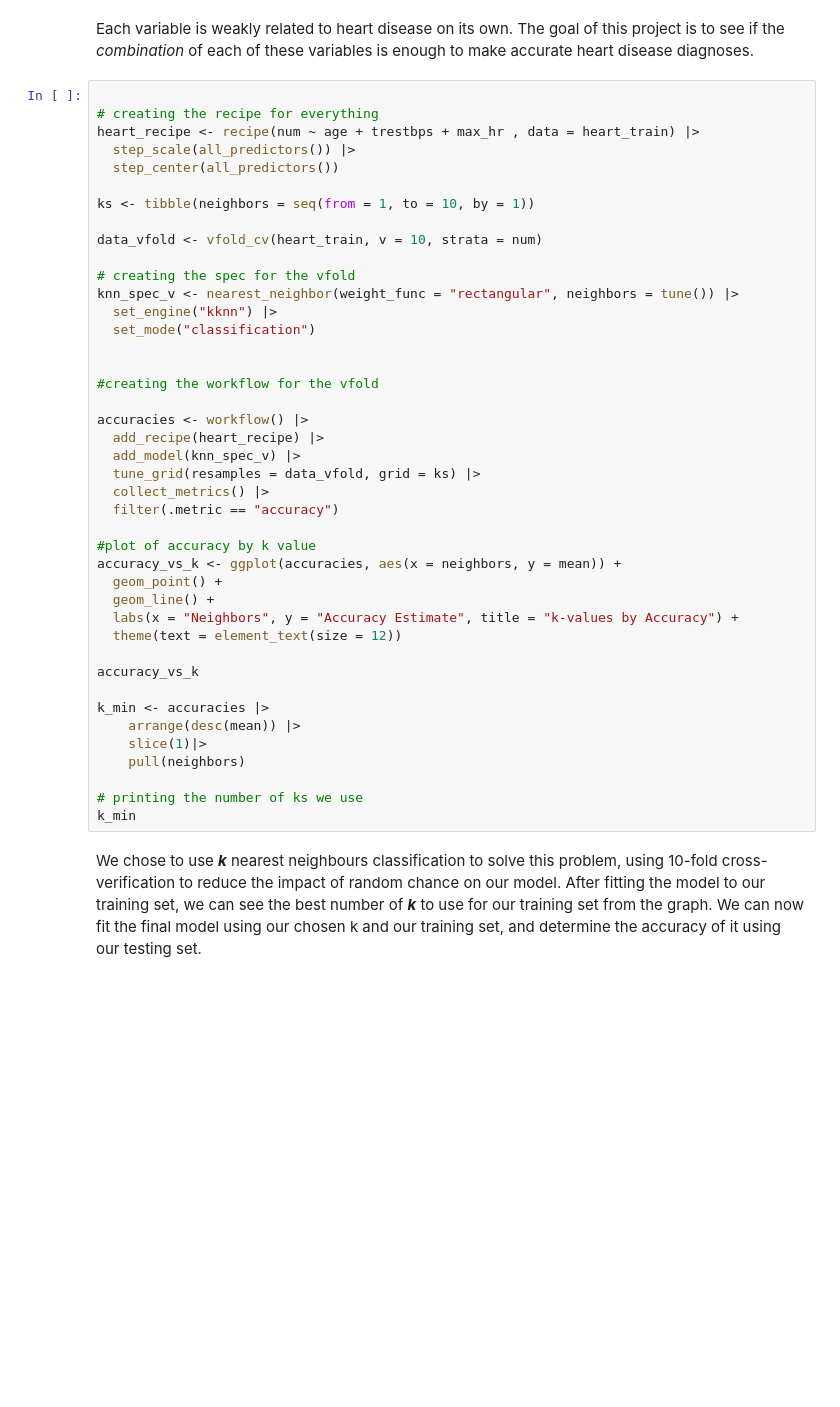
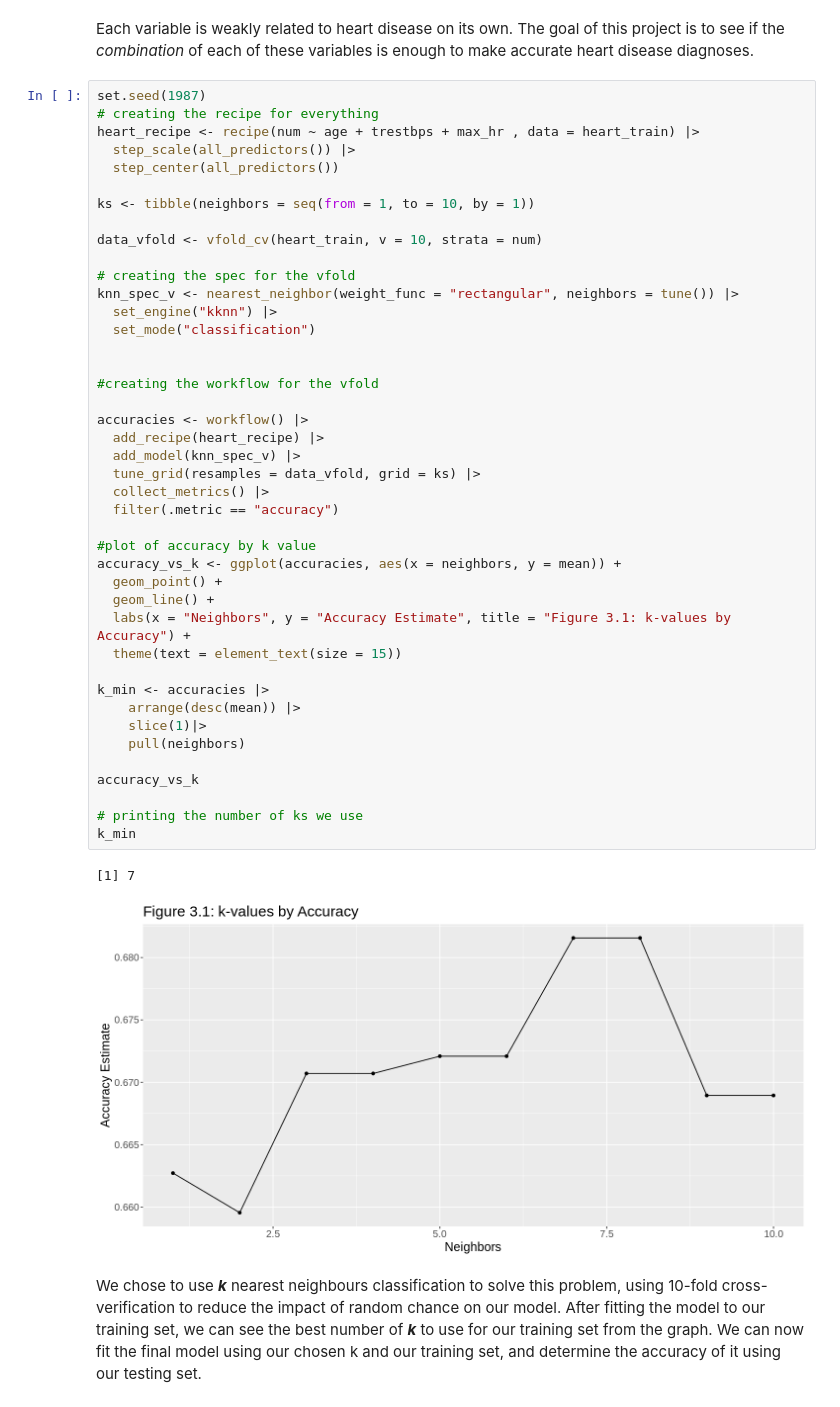
Before and after one commit to xonew/DSCI-100-002-Group-26, a Jupyter notebook: project_submission.ipynb, the cells around one changed output. Cells and saved outputs as stored; diff of their text form; blank space fills up the shorter version.

```diff
--- a/project_submission.ipynb
+++ b/project_submission.ipynb
@@ -101,7 +167,7 @@ Figure 2.2: there is a weak negative correlation between age and max heart rate,
 # %% [markdown]
 Each variable is weakly related to heart disease on its own. The goal of this project is to see if the *combination* of each of these variables is enough to make accurate heart disease diagnoses.
 # %%
-
+set.seed(1987)
 # creating the recipe for everything
 heart_recipe <- recipe(num ~ age + trestbps + max_hr , data = heart_train) |>
   step_scale(all_predictors()) |>
@@ -111,37 +177,40 @@ ks <- tibble(neighbors = seq(from = 1, to = 10, by = 1))
 
 data_vfold <- vfold_cv(heart_train, v = 10, strata = num)
 
 # creating the spec for the vfold
 knn_spec_v <- nearest_neighbor(weight_func = "rectangular", neighbors = tune()) |>
   set_engine("kknn") |>
   set_mode("classification")
 
 
 #creating the workflow for the vfold
 
 accuracies <- workflow() |>
   add_recipe(heart_recipe) |>
   add_model(knn_spec_v) |>
   tune_grid(resamples = data_vfold, grid = ks) |>
   collect_metrics() |>
   filter(.metric == "accuracy")
 
 #plot of accuracy by k value
 accuracy_vs_k <- ggplot(accuracies, aes(x = neighbors, y = mean)) +
   geom_point() +
   geom_line() +
-  labs(x = "Neighbors", y = "Accuracy Estimate", title = "k-values by Accuracy") +
-  theme(text = element_text(size = 12))
-
-accuracy_vs_k
+  labs(x = "Neighbors", y = "Accuracy Estimate", title = "Figure 3.1: k-values by Accuracy") +
+  theme(text = element_text(size = 15))
 
 k_min <- accuracies |>
     arrange(desc(mean)) |>
     slice(1)|>
     pull(neighbors)
 
+accuracy_vs_k
+
 # printing the number of ks we use
 k_min
+# %% [output]
+[1] 7
+[figure, added]
 # %% [markdown]
 We chose to use ***k*** nearest neighbours classification to solve this problem, using 10-fold cross-verification to reduce the impact of random chance on our model. After fitting the model to our training set, we can see the best number of ***k*** to use for our training set from the graph. We can now fit the final model using our chosen k and our training set, and determine the accuracy of it using our testing set.
 # %%
```
Also changed, not shown: parts of 16 cells of this notebook.
